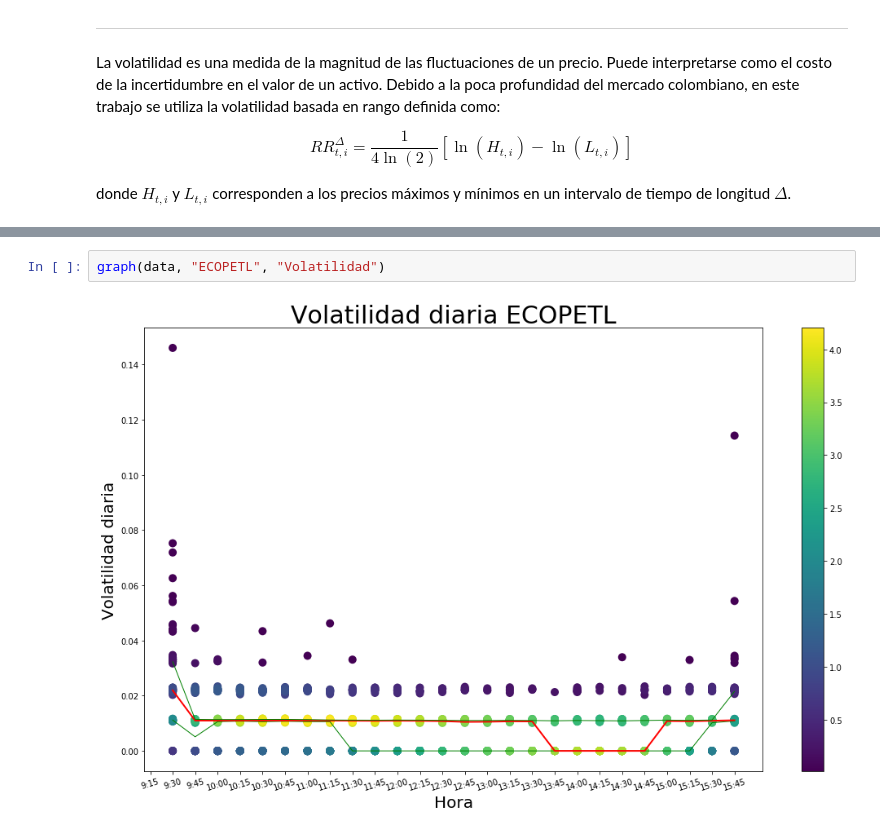
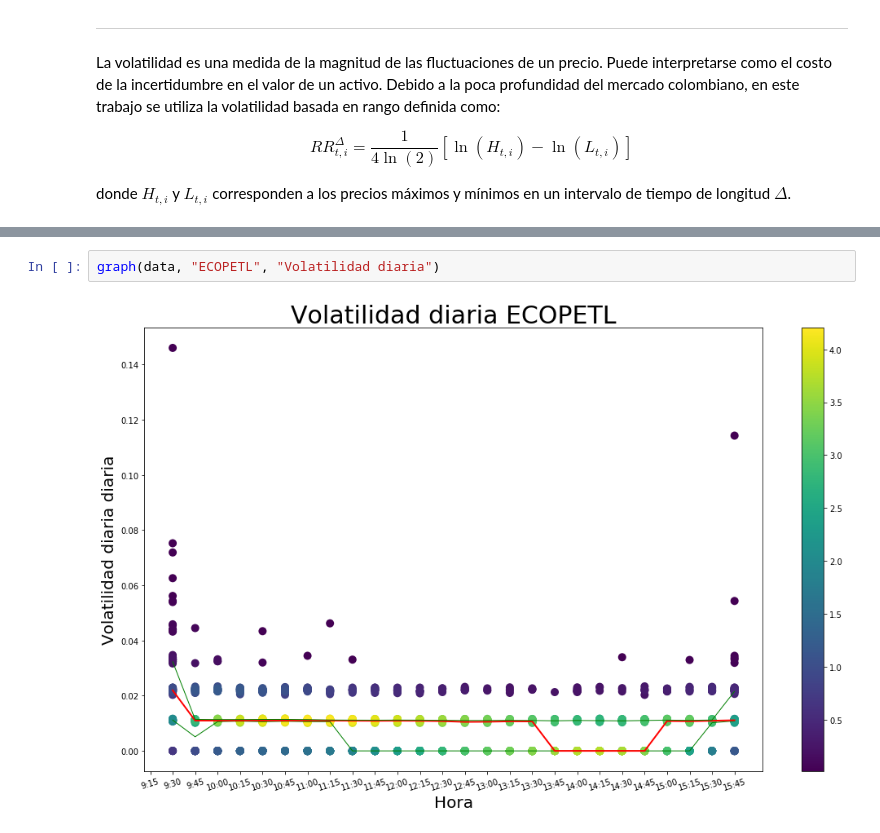
Before and after one commit to nromerodiaz/MarketQualityParams, a Jupyter notebook: VisualizationECOPETL.ipynb, the cells around one changed output, grey strips where cells are left out. Saved outputs shown, nothing was run; the diff lists cells and outputs as text.

```diff
--- a/VisualizationECOPETL.ipynb
+++ b/VisualizationECOPETL.ipynb
@@ -121,6 +121,6 @@ volatility.head()
 | 10:30:00 | 0.011310 | 0.011396 | 0.000000 | 0.011310 | 0.011707 | 0.011527 | 0.011353 | 0.011661 | ... |
 5 rows × 119 columns
 # %%
-graph(data, "ECOPETL", "Volatilidad")
+graph(data, "ECOPETL", "Volatilidad diaria")
 # %% [output]
-[figure, old version]
+[figure, new version]
```
Also changed, not shown: parts of 4 cells of this notebook.
